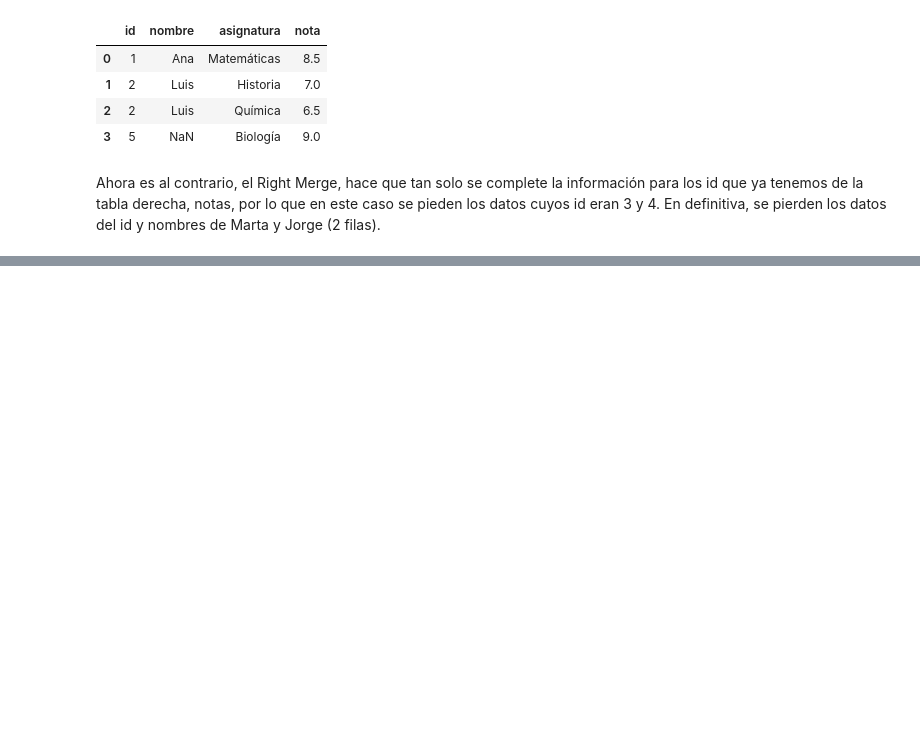
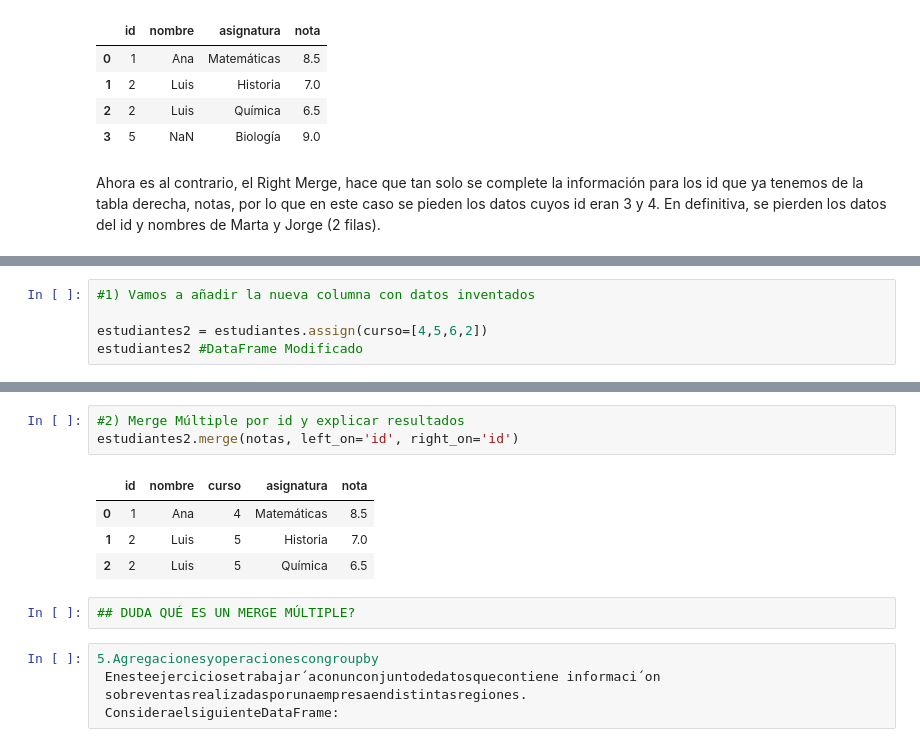
Before and after one commit to enricllorcamendoza-2002/ttad1, a Jupyter notebook: Entrega_2.ipynb, the cells around one changed output, grey strips where cells are left out. Saved outputs shown, nothing was run; the diff lists cells and outputs as text; blank space fills up the shorter version.

```diff
--- a/Entrega_2.ipynb
+++ b/Entrega_2.ipynb
@@ -413,0 +416,5 @@ Ahora es al contrario, el Right Merge, hace que tan solo se complete la informac
+# %%
+#1) Vamos a añadir la nueva columna con datos inventados
+
+estudiantes2 = estudiantes.assign(curso=[4,5,6,2])
+estudiantes2 #DataFrame Modificado
@@ -413,0 +427,15 @@ Ahora es al contrario, el Right Merge, hace que tan solo se complete la informac
+# %%
+#2) Merge Múltiple por id y explicar resultados
+estudiantes2.merge(notas, left_on='id', right_on='id')
+# %% [output]
+|  | id | nombre | curso | asignatura | nota |
+| 0 | 1 | Ana | 4 | Matemáticas | 8.5 |
+| 1 | 2 | Luis | 5 | Historia | 7.0 |
+| 2 | 2 | Luis | 5 | Química | 6.5 |
+# %%
+## DUDA QUÉ ES UN MERGE MÚLTIPLE?
+# %%
+5.Agregacionesyoperacionescongroupby
+ Enesteejerciciosetrabajar´aconunconjuntodedatosquecontiene informaci´on
+ sobreventasrealizadasporunaempresaendistintasregiones.
+ ConsideraelsiguienteDataFrame:
```
Also changed, not shown: parts of 2 cells of this notebook.
